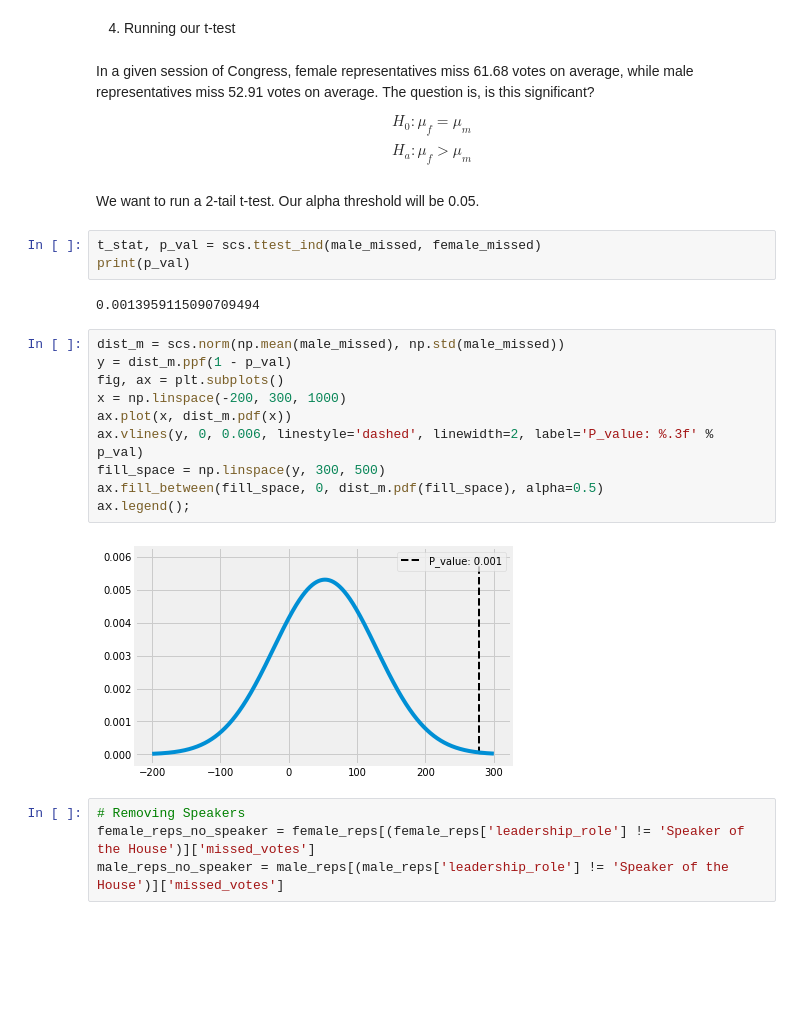
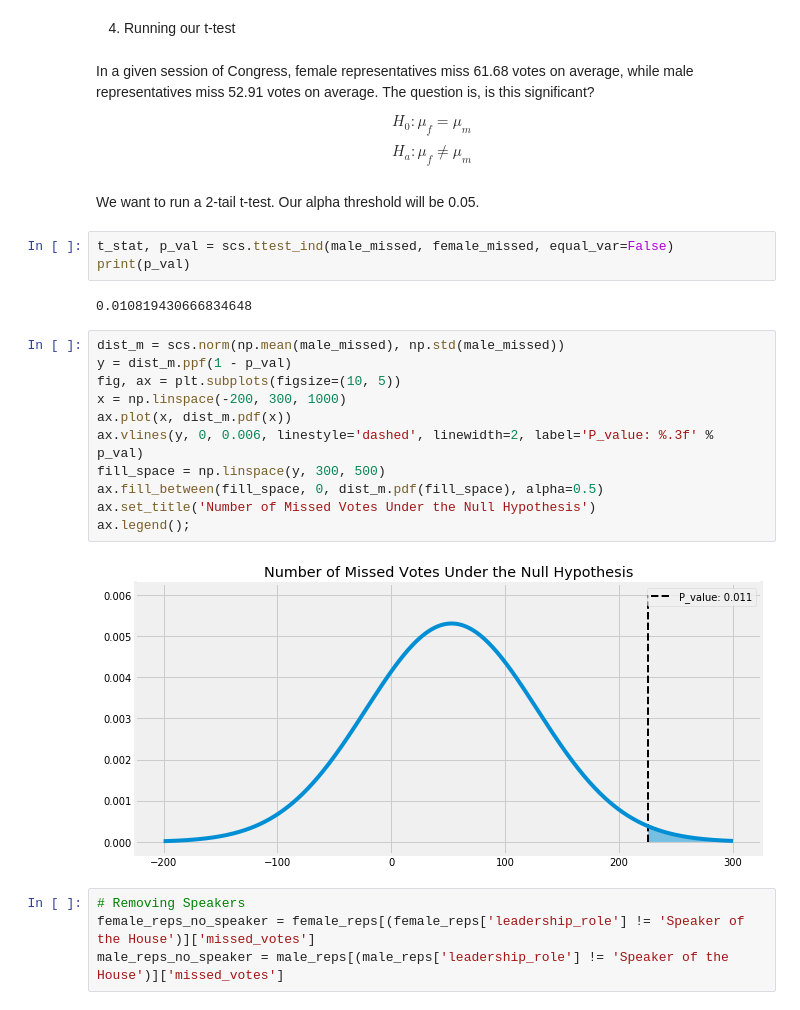
Before and after one commit to rcohngru/congressional-voting-eda, a Jupyter notebook: Post Capstone EDA/Gender.ipynb, the cells around one changed output. Saved outputs shown, nothing was run; the diff lists cells and outputs as text; blank space fills up the shorter version.

```diff
--- a/Post Capstone EDA/Gender.ipynb
+++ b/Post Capstone EDA/Gender.ipynb
@@ -120,26 +120,27 @@ print(p_val)
 In a given session of Congress, female representatives miss 61.68 votes on average, while male representatives miss 52.91 votes on average. The question is, is this significant?
 
 $$H_0: \mu_f = \mu_m$$
-$$H_a: \mu_f > \mu_m$$
+$$H_a: \mu_f \neq \mu_m$$
 # %% [markdown]
 We want to run a 2-tail t-test. Our alpha threshold will be 0.05.
 # %%
-t_stat, p_val = scs.ttest_ind(male_missed, female_missed)
+t_stat, p_val = scs.ttest_ind(male_missed, female_missed, equal_var=False)
 print(p_val)
 # %% [output]
-0.0013959115090709494
+0.010819430666834648
 # %%
 dist_m = scs.norm(np.mean(male_missed), np.std(male_missed))
 y = dist_m.ppf(1 - p_val)
-fig, ax = plt.subplots()
+fig, ax = plt.subplots(figsize=(10, 5))
 x = np.linspace(-200, 300, 1000)
 ax.plot(x, dist_m.pdf(x))
 ax.vlines(y, 0, 0.006, linestyle='dashed', linewidth=2, label='P_value: %.3f' % p_val)
 fill_space = np.linspace(y, 300, 500)
 ax.fill_between(fill_space, 0, dist_m.pdf(fill_space), alpha=0.5)
+ax.set_title('Number of Missed Votes Under the Null Hypothesis')
 ax.legend();
 # %% [output]
-[figure, old version]
+[figure, new version]
 # %%
 # Removing Speakers
 female_reps_no_speaker = female_reps[(female_reps['leadership_role'] != 'Speaker of the House')]['missed_votes']
```
Also changed, not shown: parts of 7 cells of this notebook.
